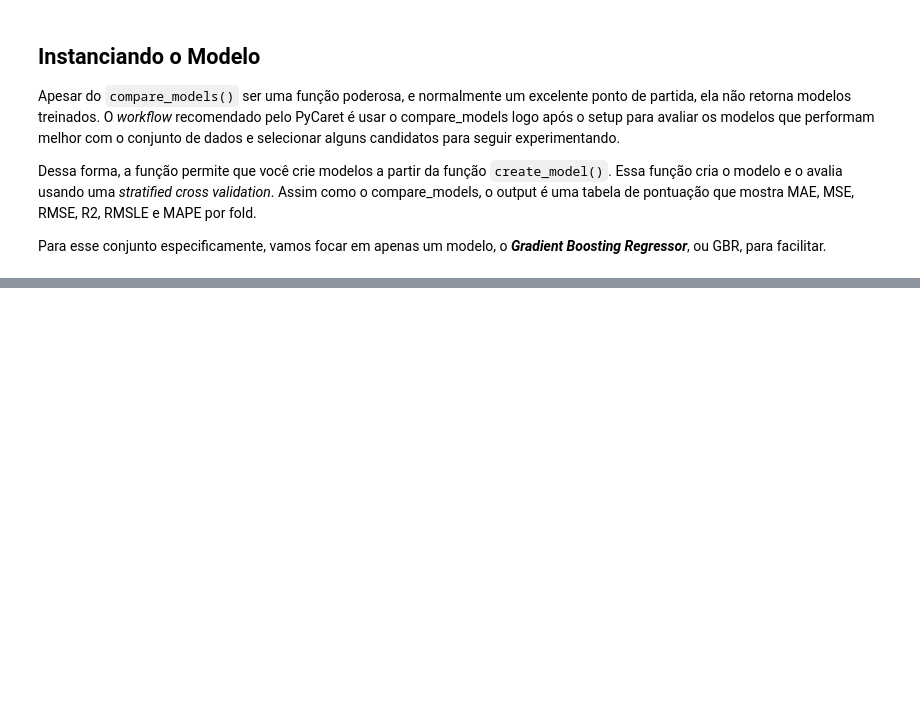
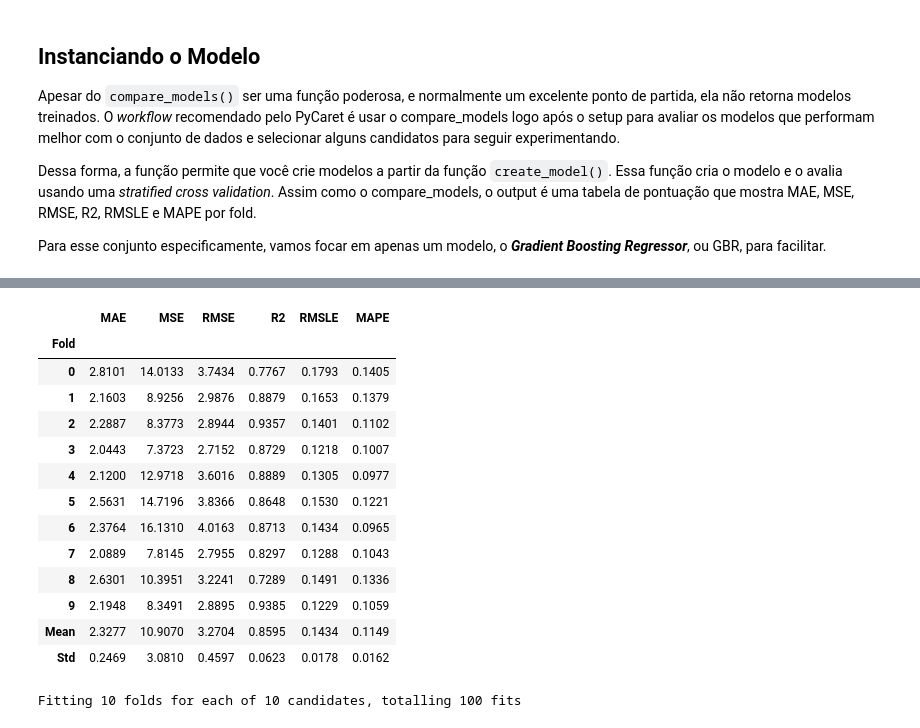
Before and after one commit to JhonnyLimachi/Sigmoidal, a Jupyter notebook: 37_AutoML.ipynb, the cells around one changed output, grey strips where cells are left out. Saved outputs shown, nothing was run; the diff lists cells and outputs as text; code cells hidden in the pictures; blank space fills up the shorter version.

```diff
--- a/37_AutoML.ipynb
+++ b/37_AutoML.ipynb
@@ -272,0 +322,4 @@ Para esse conjunto especificamente, vamos focar em apenas um modelo, o ***Gradie
+# %%
+# tunando modelo
+tuned_gbr = tune_model(gbr)
+# %% [output]
@@ -272,0 +327,15 @@ Para esse conjunto especificamente, vamos focar em apenas um modelo, o ***Gradie
+|  | MAE | MSE | RMSE | R2 | RMSLE | MAPE |
+| Fold |  |  |  |  |  |  |
+| 0 | 2.8101 | 14.0133 | 3.7434 | 0.7767 | 0.1793 | 0.1405 |
+| 1 | 2.1603 | 8.9256 | 2.9876 | 0.8879 | 0.1653 | 0.1379 |
+| 2 | 2.2887 | 8.3773 | 2.8944 | 0.9357 | 0.1401 | 0.1102 |
+| 3 | 2.0443 | 7.3723 | 2.7152 | 0.8729 | 0.1218 | 0.1007 |
+| 4 | 2.1200 | 12.9718 | 3.6016 | 0.8889 | 0.1305 | 0.0977 |
+| 5 | 2.5631 | 14.7196 | 3.8366 | 0.8648 | 0.1530 | 0.1221 |
+| 6 | 2.3764 | 16.1310 | 4.0163 | 0.8713 | 0.1434 | 0.0965 |
+| 7 | 2.0889 | 7.8145 | 2.7955 | 0.8297 | 0.1288 | 0.1043 |
+| 8 | 2.6301 | 10.3951 | 3.2241 | 0.7289 | 0.1491 | 0.1336 |
+| 9 | 2.1948 | 8.3491 | 2.8895 | 0.9385 | 0.1229 | 0.1059 |
+| Mean | 2.3277 | 10.9070 | 3.2704 | 0.8595 | 0.1434 | 0.1149 |
+| Std | 0.2469 | 3.0810 | 0.4597 | 0.0623 | 0.0178 | 0.0162 |
+Fitting 10 folds for each of 10 candidates, totalling 100 fits
```
Also changed, not shown: parts of 12 cells of this notebook.
